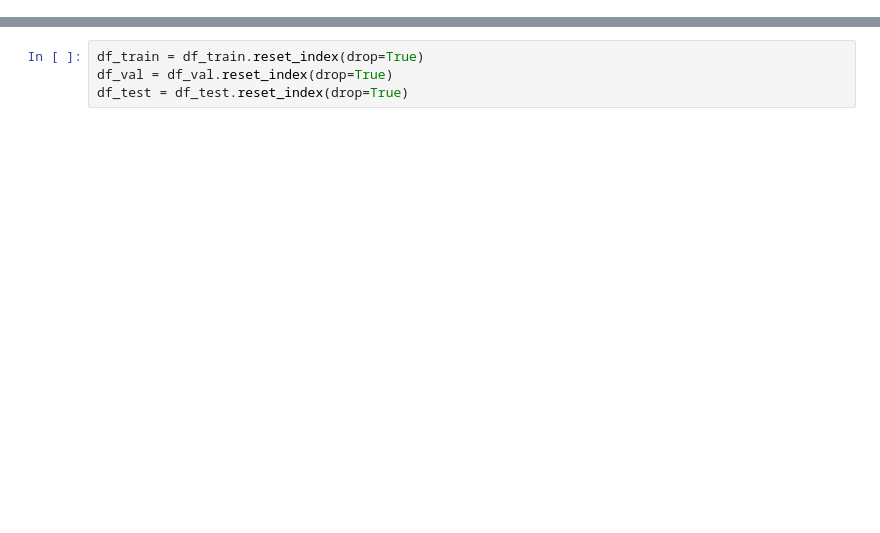
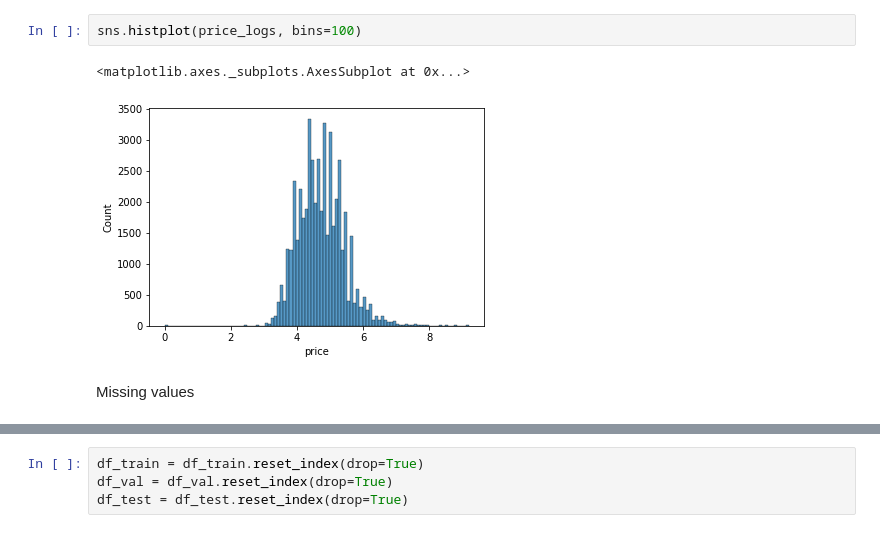
Before and after one commit to gulldan/mlbookcamp-code, a Jupyter notebook: course-zoomcamp/03-classification/hw-week3.ipynb, the cells around one changed output, grey strips where cells are left out. Saved outputs shown, nothing was run; the diff lists cells and outputs as text; blank space fills up the shorter version.

```diff
--- a/course-zoomcamp/03-classification/hw-week3.ipynb
+++ b/course-zoomcamp/03-classification/hw-week3.ipynb
@@ -104,0 +85,7 @@ df_train, df_val = train_test_split(df_full_train, test_size=0.25, random_state=
+# %%
+sns.histplot(price_logs, bins=100)
+# %% [output]
+<matplotlib.axes._subplots.AxesSubplot at 0x...>
+[figure, added]
+# %% [markdown]
+Missing values
```
Also changed, not shown: parts of 166 cells of this notebook.
